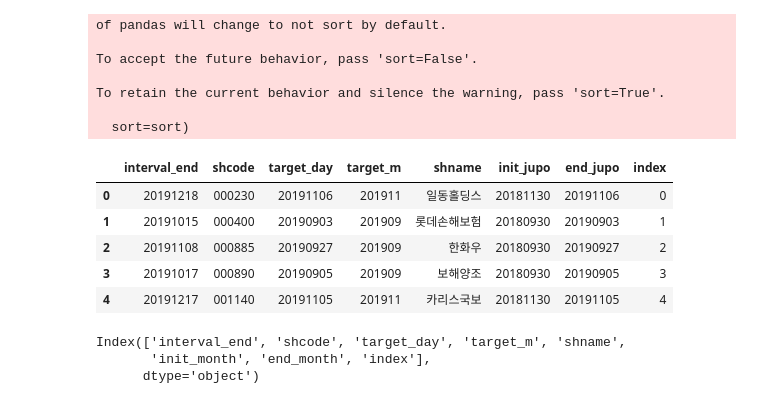
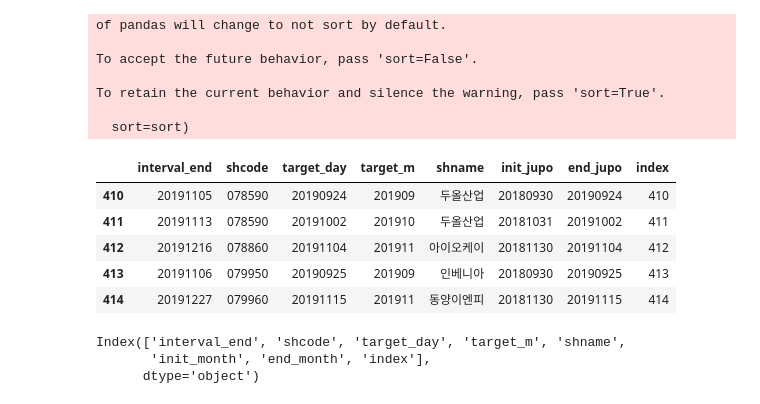
Before and after one commit to KIMJUNYOUNG0125/Strategy, a Jupyter notebook: 02-3.monitor_shcode_bf&af+uptm_v4.ipynb, the cells around one changed output. Cells and saved outputs as stored; diff of their text form; code cells hidden in the pictures.

```diff
--- a/02-3.monitor_shcode_bf&af+uptm_v4.ipynb
+++ b/02-3.monitor_shcode_bf&af+uptm_v4.ipynb
@@ -144,15 +106,15 @@ To retain the current behavior and silence the warning, pass 'sort=True'.
   sort=sort)
 # %%
 pd.merge(df_bfaf2, uplist[['shcode','upcode', 'upname', 'per']], how = 'left', on = ['shcode'])
-# %%
-fin_result.head()
-# %% [output]
-|  | interval_end | shcode | target_day | target_m | shname | init_jupo | end_jupo | index |
-| 0 | 20191218 | 000230 | 20191106 | 201911 | 일동홀딩스 | 20181130 | 20191106 | 0 |
-| 1 | 20191015 | 000400 | 20190903 | 201909 | 롯데손해보험 | 20180930 | 20190903 | 1 |
-| 2 | 20191108 | 000885 | 20190927 | 201909 | 한화우 | 20180930 | 20190927 | 2 |
-| 3 | 20191017 | 000890 | 20190905 | 201909 | 보해양조 | 20180930 | 20190905 | 3 |
-| 4 | 20191217 | 001140 | 20191105 | 201911 | 카리스국보 | 20181130 | 20191105 | 4 |
+# %%
+fin_result.iloc[410:415]
+# %% [output]
+|  | interval_end | shcode | target_day | target_m | shname | init_jupo | end_jupo | index |
+| 410 | 20191105 | 078590 | 20190924 | 201909 | 두올산업 | 20180930 | 20190924 | 410 |
+| 411 | 20191113 | 078590 | 20191002 | 201910 | 두올산업 | 20181031 | 20191002 | 411 |
+| 412 | 20191216 | 078860 | 20191104 | 201911 | 아이오케이 | 20181130 | 20191104 | 412 |
+| 413 | 20191106 | 079950 | 20190925 | 201909 | 인베니아 | 20180930 | 20190925 | 413 |
+| 414 | 20191227 | 079960 | 20191115 | 201911 | 동양이엔피 | 20181130 | 20191115 | 414 |
 # %%
 fin_result.columns
 # %% [output]
```
Also changed, not shown: parts of 13 cells of this notebook, 2 other files.
